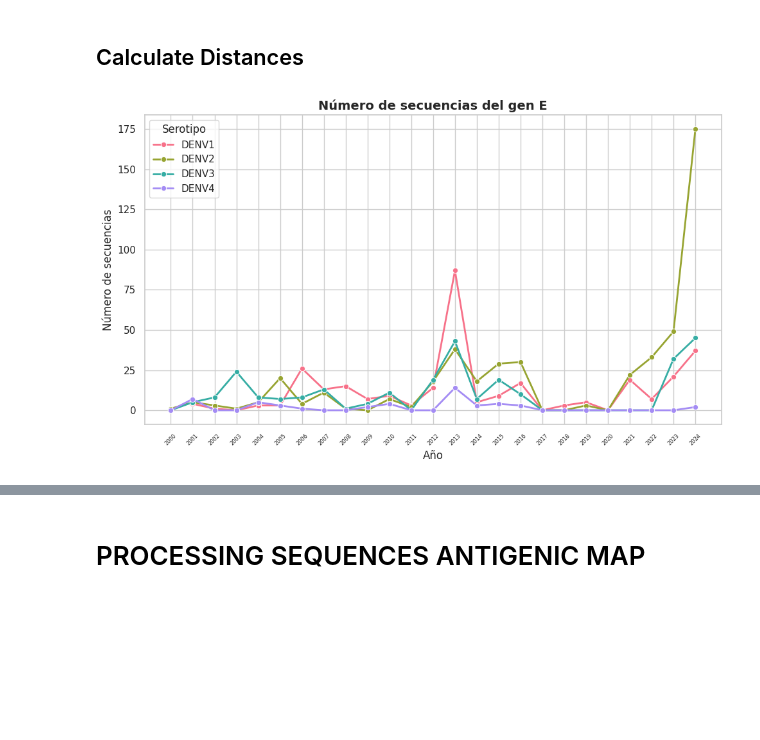
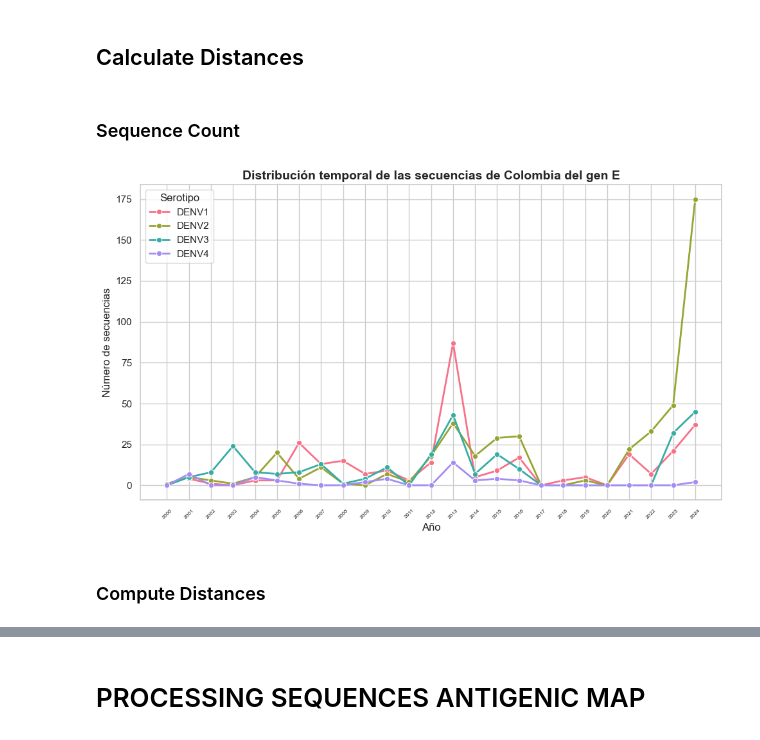
Before and after one commit to dirreno/denv-cross-inmunity, a Jupyter notebook: notebooks/distances.ipynb, the cells around one changed output, grey strips where cells are left out. Saved outputs shown, nothing was run; the diff lists cells and outputs as text; code cells hidden in the pictures; blank space fills up the shorter version.

```diff
--- a/notebooks/distances.ipynb
+++ b/notebooks/distances.ipynb
@@ -544,6 +1249,8 @@ Validating schema of '../resources/colombia_data_1/AA_sequences/E_DENV4_aa.json'
 amino acid mutations written to ../resources/colombia_data_1/AA_sequences/E_DENV4_aa.json
 # %% [markdown]
 ## Calculate Distances
+# %% [markdown]
+### Sequence Count
 # %%
 plot_data = []
 all_years = None
@@ -563,33 +1270,35 @@ for i in range(4):
     else:
         all_years = range(min(all_years[0], counts.index.min()),
                          max(all_years[-1], counts.index.max()) + 1)
 
 
     counts = counts.reindex(all_years, fill_value=0).reset_index()
     counts.columns = ["year", "count"]
     counts["serotype"] = f"DENV{sero}"
     plot_data.append(counts)
 
 plot_df = pd.concat(plot_data, ignore_index=True)
 
 plt.figure(figsize=(10, 6))
 sns.lineplot(
     data=plot_df,
     x="year",
     y="count",
     hue="serotype",
     marker="o",
     linewidth=2,
     palette="husl"
 )
 
 plt.xlabel("Año", fontsize=12)
 plt.ylabel("Número de secuencias", fontsize=12)
-plt.title("Número de secuencias del gen E", fontsize=14, fontweight="bold")
+plt.title("Distribución temporal de las secuencias de Colombia del gen E", fontsize=14, fontweight="bold")
 plt.legend(title="Serotipo")
 plt.xticks(plot_df["year"].unique().astype(int), rotation=45, fontsize=6)
 plt.tight_layout()
 plt.show()
 # %% [output]
-[figure, old version]
+[figure, new version]
+# %% [markdown]
+### Compute Distances
 # %%
```
Also changed, not shown: parts of 61 cells of this notebook, 32 other files.
